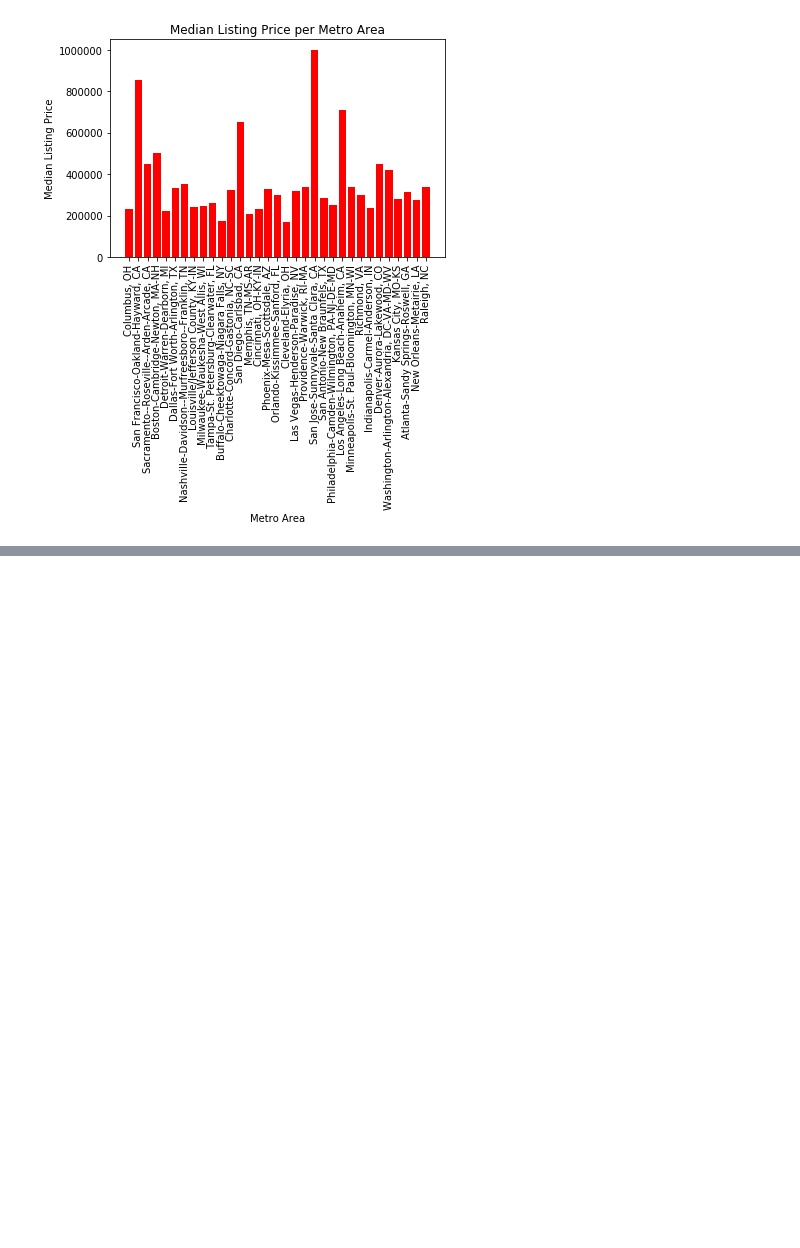
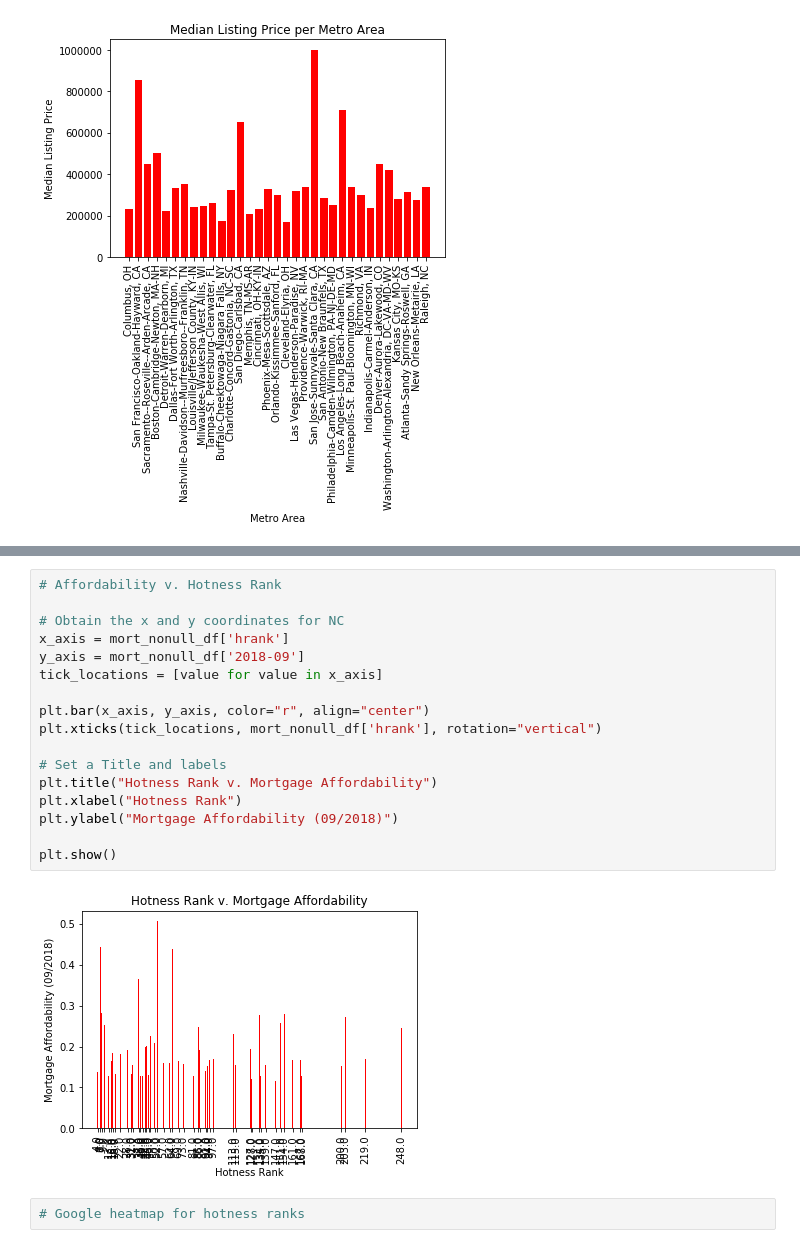
Before and after one commit to LoriHarris/Real_Estate_Affordability, a Jupyter notebook: plots.ipynb, the cells around one changed output, grey strips where cells are left out. Cells and saved outputs as stored; diff of their text form; blank space fills up the shorter version.

```diff
--- a/plots.ipynb
+++ b/plots.ipynb
@@ -290,0 +393,21 @@ Text(0, 0.5, 'Median Listing Price')
+# %%
+# Affordability v. Hotness Rank
+
+# Obtain the x and y coordinates for NC
+x_axis = mort_nonull_df['hrank']
+y_axis = mort_nonull_df['2018-09']
+tick_locations = [value for value in x_axis]
+
+plt.bar(x_axis, y_axis, color="r", align="center")
+plt.xticks(tick_locations, mort_nonull_df['hrank'], rotation="vertical")
+
+# Set a Title and labels
+plt.title("Hotness Rank v. Mortgage Affordability")
+plt.xlabel("Hotness Rank")
+plt.ylabel("Mortgage Affordability (09/2018)")
+
+plt.show()
+# %% [output]
+[figure, added]
+# %%
+# Google heatmap for hotness ranks
```
Also changed, not shown: parts of 9 cells of this notebook, 1 other file.
